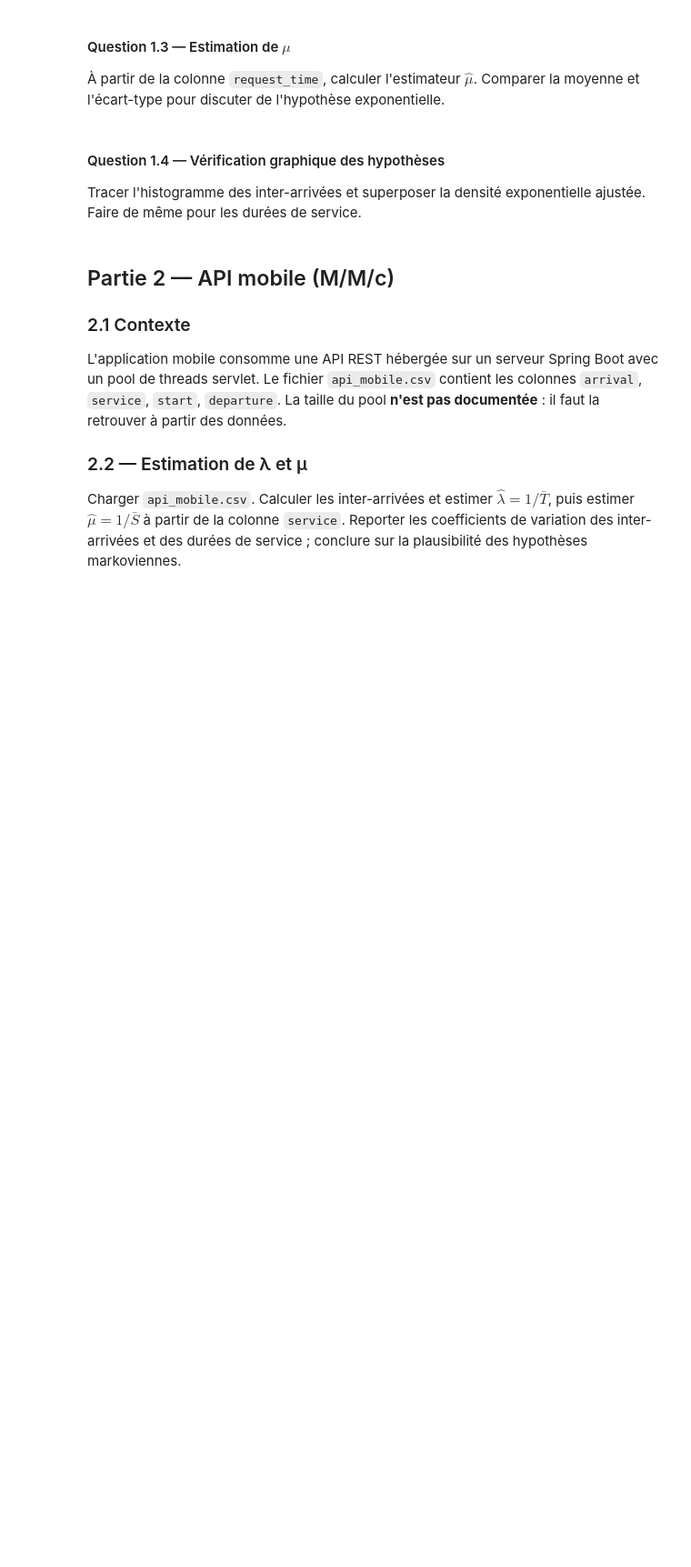
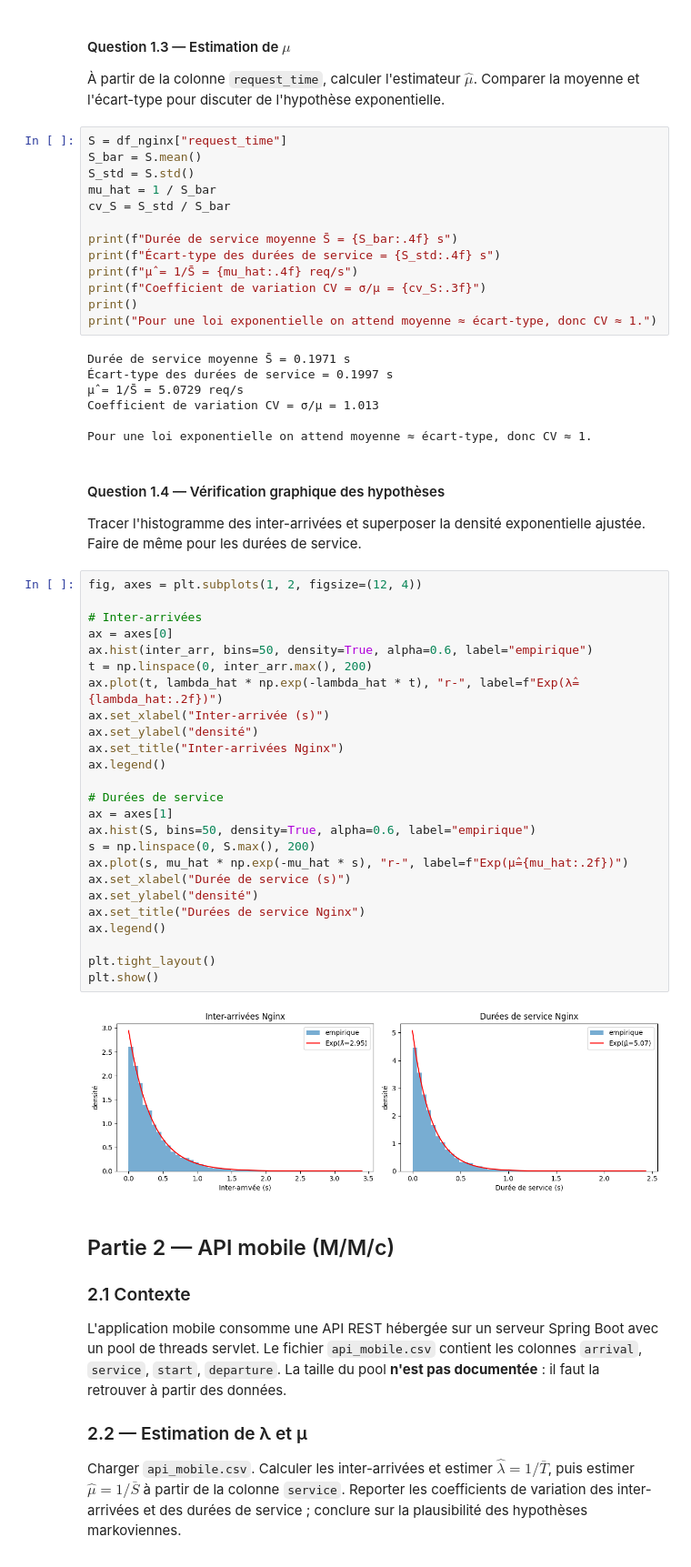
Before and after one commit to mamour-dx/tp-fa, a Jupyter notebook: tp_estimation.ipynb, the cells around one changed output. Shown at 91% size. Saved outputs shown, nothing was run; the diff lists cells and outputs as text; blank space fills up the shorter version.

```diff
--- a/tp_estimation.ipynb
+++ b/tp_estimation.ipynb
@@ -156,9 +200,56 @@ Donner la valeur en req/s et req/min.
 # %% [markdown]
 #### Question 1.3 — Estimation de $\mu$
 À partir de la colonne `request_time`, calculer l'estimateur $\hat{\mu}$. Comparer la moyenne et l'écart-type pour discuter de l'hypothèse exponentielle.
+# %%
+S = df_nginx["request_time"]
+S_bar = S.mean()
+S_std = S.std()
+mu_hat = 1 / S_bar
+cv_S = S_std / S_bar
+
+print(f"Durée de service moyenne S̄ = {S_bar:.4f} s")
+print(f"Écart-type des durées de service = {S_std:.4f} s")
+print(f"μ̂ = 1/S̄ = {mu_hat:.4f} req/s")
+print(f"Coefficient de variation CV = σ/μ = {cv_S:.3f}")
+print()
+print("Pour une loi exponentielle on attend moyenne ≈ écart-type, donc CV ≈ 1.")
+# %% [output]
+Durée de service moyenne S̄ = 0.1971 s
+Écart-type des durées de service = 0.1997 s
+μ̂ = 1/S̄ = 5.0729 req/s
+Coefficient de variation CV = σ/μ = 1.013
+
+Pour une loi exponentielle on attend moyenne ≈ écart-type, donc CV ≈ 1.
 # %% [markdown]
 #### Question 1.4 — Vérification graphique des hypothèses
 Tracer l'histogramme des inter-arrivées et superposer la densité exponentielle ajustée. Faire de même pour les durées de service.
+# %%
+fig, axes = plt.subplots(1, 2, figsize=(12, 4))
+
+# Inter-arrivées
+ax = axes[0]
+ax.hist(inter_arr, bins=50, density=True, alpha=0.6, label="empirique")
+t = np.linspace(0, inter_arr.max(), 200)
+ax.plot(t, lambda_hat * np.exp(-lambda_hat * t), "r-", label=f"Exp(λ̂={lambda_hat:.2f})")
+ax.set_xlabel("Inter-arrivée (s)")
+ax.set_ylabel("densité")
+ax.set_title("Inter-arrivées Nginx")
+ax.legend()
+
+# Durées de service
+ax = axes[1]
+ax.hist(S, bins=50, density=True, alpha=0.6, label="empirique")
+s = np.linspace(0, S.max(), 200)
+ax.plot(s, mu_hat * np.exp(-mu_hat * s), "r-", label=f"Exp(μ̂={mu_hat:.2f})")
+ax.set_xlabel("Durée de service (s)")
+ax.set_ylabel("densité")
+ax.set_title("Durées de service Nginx")
+ax.legend()
+
+plt.tight_layout()
+plt.show()
+# %% [output]
+[figure, added]
 # %% [markdown]
 ## Partie 2 — API mobile (M/M/c)
 
```
Also changed, not shown: parts of 7 cells of this notebook.
